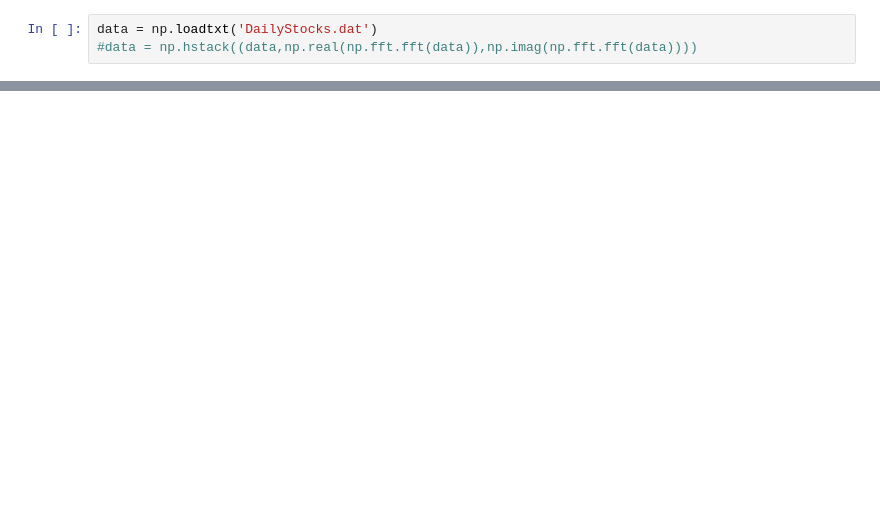
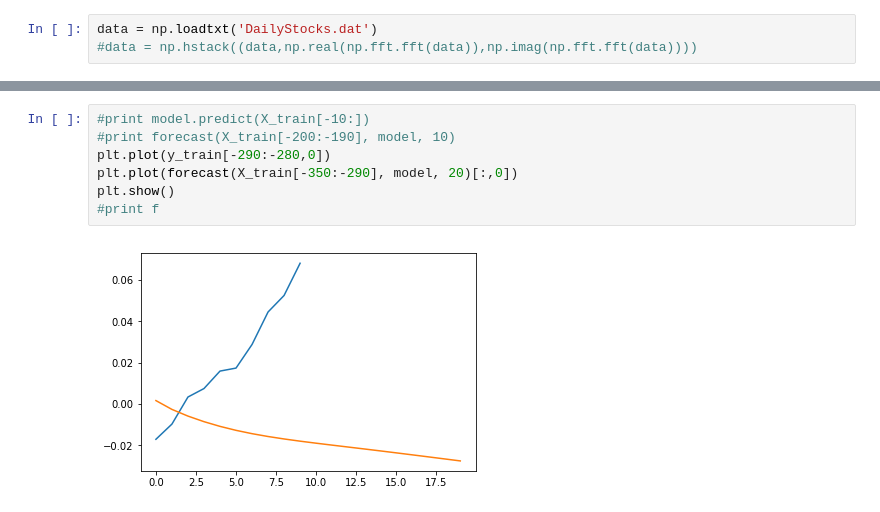
Before and after one commit to bmetherall/Machine_Learning_Stocks, a Jupyter notebook: RNN.ipynb, the cells around one changed output, grey strips where cells are left out. Drawn from its saved outputs; the diff is of its cells as text; blank space fills up the shorter version.

```diff
--- a/RNN.ipynb
+++ b/RNN.ipynb
@@ -138,0 +143,9 @@ NameError: name 'clean' is not defined
+# %%
+#print model.predict(X_train[-10:])
+#print forecast(X_train[-200:-190], model, 10)
+plt.plot(y_train[-290:-280,0])
+plt.plot(forecast(X_train[-350:-290], model, 20)[:,0])
+plt.show()
+#print f
+# %% [output]
+[figure, added]
```
Also changed, not shown: parts of 19 cells of this notebook.
